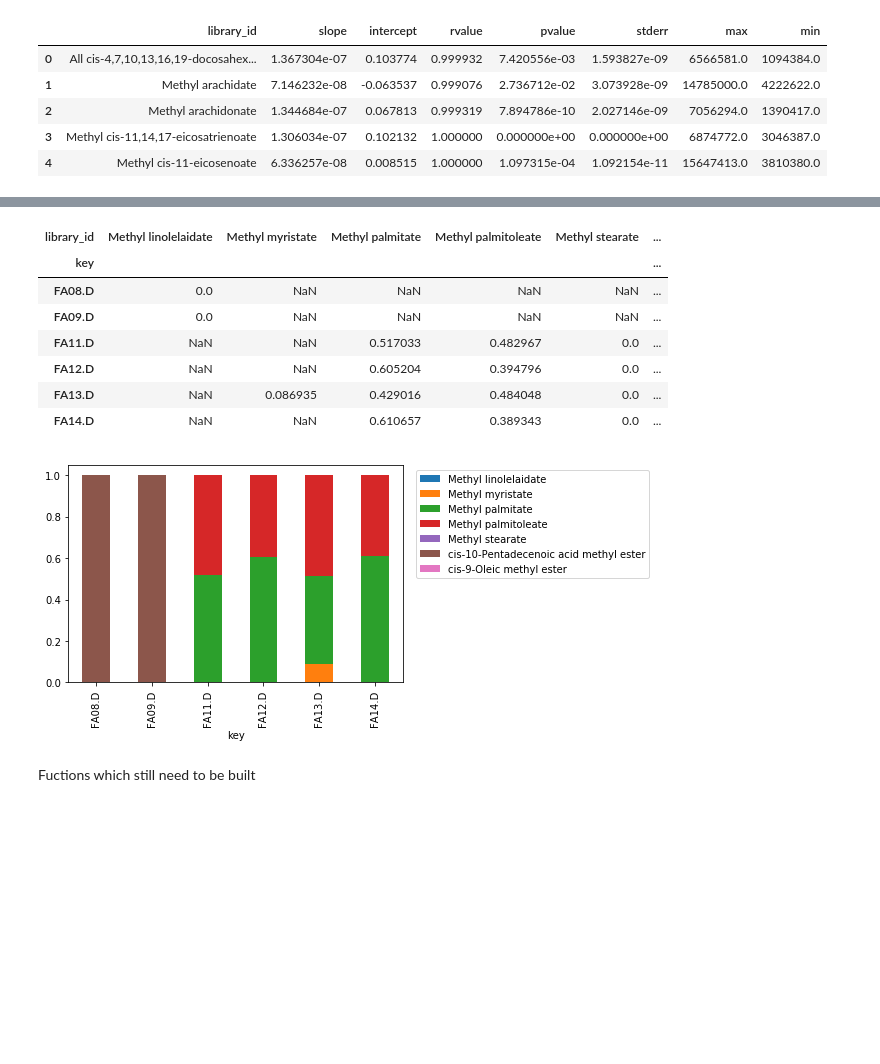
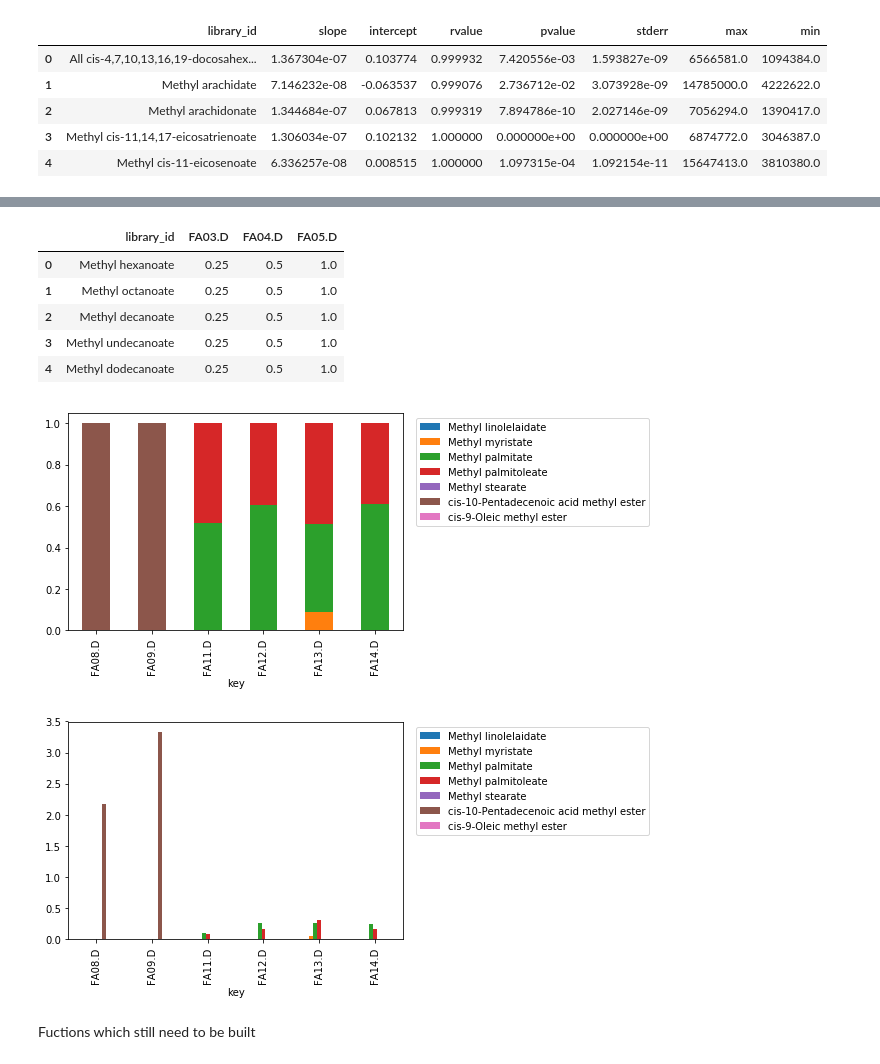
Before and after one commit to audere-labs/pyvalence, a Jupyter notebook: gc_area_analysis.ipynb, the cells around one changed output, grey strips where cells are left out. Drawn from its saved outputs; the diff is of its cells as text; code cells hidden in the pictures; blank space fills up the shorter version.

Commit message:
plotting

```diff
--- a/gc_area_analysis.ipynb
+++ b/gc_area_analysis.ipynb
@@ -155,9 +155,11 @@ def calc_conc_tic(cal_curves, matched_df):
     '''
     this  function takes a dataframe which contains species matched to an area (matchlib2area_all)
     and a calibration curve dataframe (cal_curves_tic)
+
+    it uses these values to calculate the concentration
     '''
     def conc_cal(x):
-        conc = (x['tic_area']*x['slope']+x['intercept'] if x['tic_area']*x['slope']+x['intercept']>0 else NaN)
+        conc = (x['tic_area']*x['slope']+x['intercept'] if x['tic_area']*x['slope']+x['intercept']>0 else np.nan)
         return conc
 
     # calculate concentration of species
@@ -188,37 +195,56 @@ NameError: ("name 'NaN' is not defined", 'occurred at index 59')
 # %%
 def plot_tic(calced_conc_tic,standards = pd.DataFrame()):
     standard_keys = list(standards.keys()[1:])
 
     #Standards Plot
+#     standards_df = calced_conc_tic[calced_conc_tic['key'].isin(standard_keys)]
+#     standards_pvt = pd.pivot_table(standards_df,
+#                                index='key',
+#                                columns='library_id',
+#                                values='conc')
+#     standards_plt = standards_pvt.plot(legend=True,
+#                     kind='line',
+#                     stacked=True,
+#                     figsize = (6,4))
 
+#     standards_plt.legend(bbox_to_anchor=(1,0,1, 1),loc='upper right')
 
-    #Concetration Stacked Plot
+    #Concetration Stacked Percentage Plot
+    unknowns_per_df = calced_conc_tic[-calced_conc_tic['key'].isin(standard_keys)]
+    unknowns_per_pvt = pd.pivot_table(unknowns_per_df,
+                               index='key',
+                               columns='library_id',
+                               values='conc%')
+    unknowns_per_plt = unknowns_per_pvt.plot(legend=True,
+                    kind='bar',
+                    stacked=True,
+                    figsize = (6,4))
+    unknowns_per_plt.legend(bbox_to_anchor=(0.75,0,1, 1),loc='upper right')
+
+    #Concentration Plot
     unknowns_df = calced_conc_tic[-calced_conc_tic['key'].isin(standard_keys)]
     unknowns_pvt = pd.pivot_table(unknowns_df,
                                index='key',
                                columns='library_id',
-                               values='conc%')
+                               values='conc')
     unknowns_plt = unknowns_pvt.plot(legend=True,
                     kind='bar',
-                    stacked=True,
+                    stacked=False,
                     figsize = (6,4))
-    unknowns_plt.legend(bbox_to_anchor=(0.75,0,1, 1),loc='upper right')
+    unknowns_plt.legend(bbox_to_anchor=(0.75,0,1, 1),
+                        loc='upper right')
+    return {'percentage':unknowns_per_pvt,'concentrations':unknowns_pvt,'standards':standards}
 
-    #concentration trend plot
-
-    return unknowns_pvt
-
-plot_tic(calced_conc_tic,standards)
+plot_tic(calced_conc_tic,standards)['standards'].head()
 # %% [output]
-| library_id | Methyl linolelaidate | Methyl myristate | Methyl palmitate | Methyl palmitoleate | Methyl stearate | ... |
-| key |  |  |  |  |  | ... |
-| FA08.D | 0.0 | NaN | NaN | NaN | NaN | ... |
-| FA09.D | 0.0 | NaN | NaN | NaN | NaN | ... |
-| FA11.D | NaN | NaN | 0.517033 | 0.482967 | 0.0 | ... |
-| FA12.D | NaN | NaN | 0.605204 | 0.394796 | 0.0 | ... |
-| FA13.D | NaN | 0.086935 | 0.429016 | 0.484048 | 0.0 | ... |
-| FA14.D | NaN | NaN | 0.610657 | 0.389343 | 0.0 | ... |
+|  | library_id | FA03.D | FA04.D | FA05.D |
+| 0 | Methyl hexanoate | 0.25 | 0.5 | 1.0 |
+| 1 | Methyl octanoate | 0.25 | 0.5 | 1.0 |
+| 2 | Methyl decanoate | 0.25 | 0.5 | 1.0 |
+| 3 | Methyl undecanoate | 0.25 | 0.5 | 1.0 |
+| 4 | Methyl dodecanoate | 0.25 | 0.5 | 1.0 |
 [figure]
+[figure, added]
 # %% [markdown]
 Fuctions which still need to be built
 # %%
```
Also changed, not shown: parts of 1 cell of this notebook.
